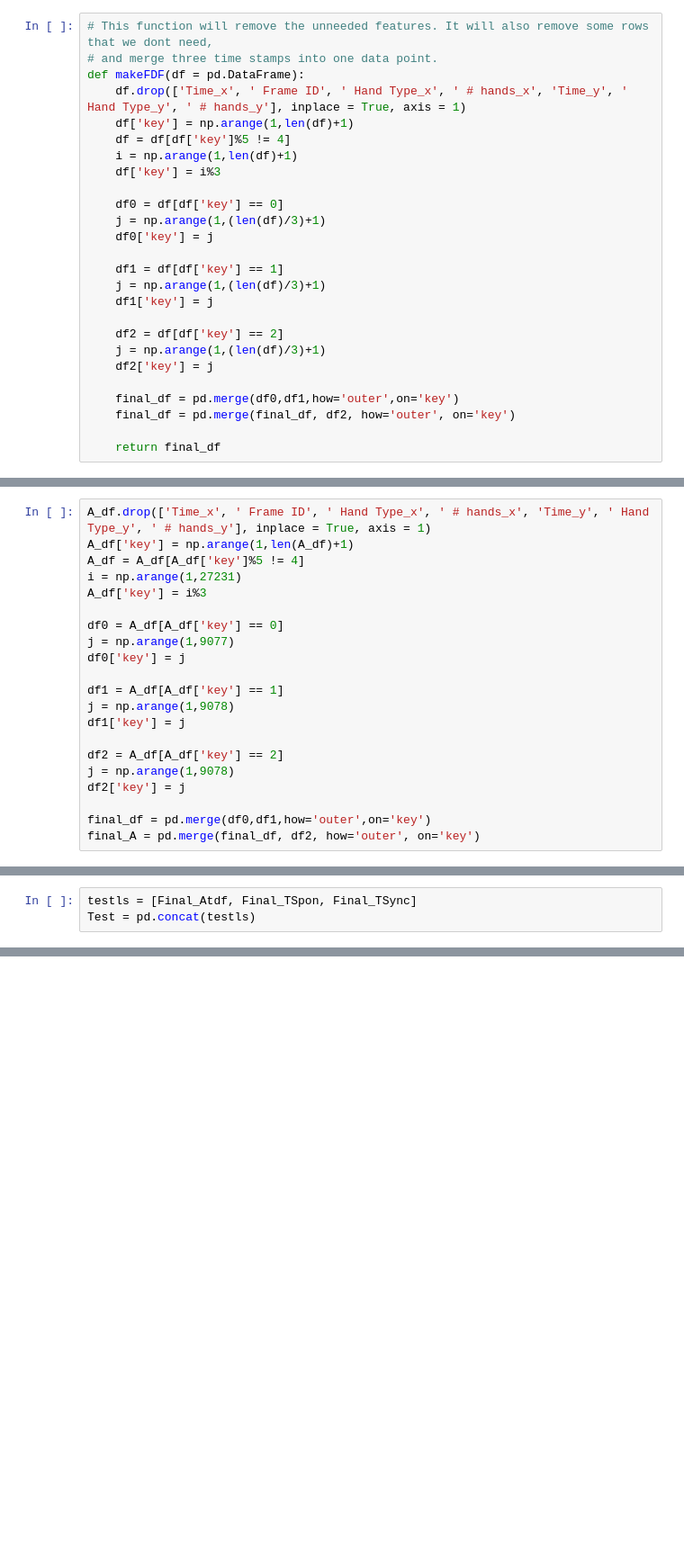
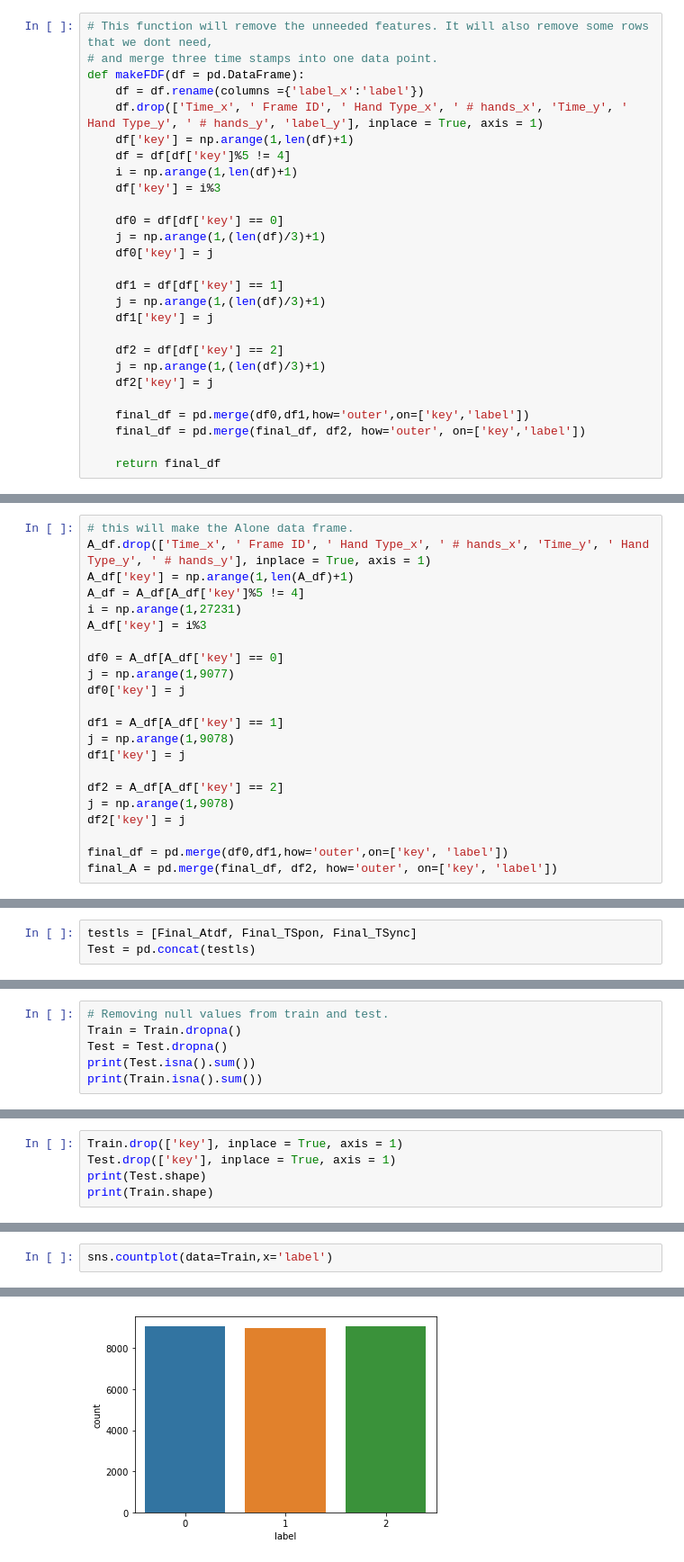
Before and after one commit to Arieh-code/second-semester-final, a Jupyter notebook: Hands movement.ipynb, the cells around one changed output, grey strips where cells are left out. Shown at 90% size. Drawn from its saved outputs; the diff is of its cells as text; blank space fills up the shorter version.

```diff
--- a/Hands movement.ipynb
+++ b/Hands movement.ipynb
@@ -104,7 +100,8 @@ We have made a big data frame for each hand situation. Now we need to make the f
 # This function will remove the unneeded features. It will also remove some rows that we dont need,
 # and merge three time stamps into one data point.
 def makeFDF(df = pd.DataFrame):
-    df.drop(['Time_x', ' Frame ID', ' Hand Type_x', ' # hands_x', 'Time_y', ' Hand Type_y', ' # hands_y'], inplace = True, axis = 1)
+    df = df.rename(columns ={'label_x':'label'})
+    df.drop(['Time_x', ' Frame ID', ' Hand Type_x', ' # hands_x', 'Time_y', ' Hand Type_y', ' # hands_y', 'label_y'], inplace = True, axis = 1)
     df['key'] = np.arange(1,len(df)+1)
     df = df[df['key']%5 != 4]
     i = np.arange(1,len(df)+1)
@@ -122,8 +119,8 @@ def makeFDF(df = pd.DataFrame):
     j = np.arange(1,(len(df)/3)+1)
     df2['key'] = j
 
-    final_df = pd.merge(df0,df1,how='outer',on='key')
-    final_df = pd.merge(final_df, df2, how='outer', on='key')
+    final_df = pd.merge(df0,df1,how='outer',on=['key','label'])
+    final_df = pd.merge(final_df, df2, how='outer', on=['key','label'])
 
     return final_df
 # %%
@@ -141,4 +138,5 @@ print(Final_Spontan.shape)
 # %%
+# this will make the Alone data frame.
 A_df.drop(['Time_x', ' Frame ID', ' Hand Type_x', ' # hands_x', 'Time_y', ' Hand Type_y', ' # hands_y'], inplace = True, axis = 1)
 A_df['key'] = np.arange(1,len(A_df)+1)
 A_df = A_df[A_df['key']%5 != 4]
@@ -157,8 +155,8 @@ df2 = A_df[A_df['key'] == 2]
 j = np.arange(1,9078)
 df2['key'] = j
 
-final_df = pd.merge(df0,df1,how='outer',on='key')
-final_A = pd.merge(final_df, df2, how='outer', on='key')
+final_df = pd.merge(df0,df1,how='outer',on=['key', 'label'])
+final_A = pd.merge(final_df, df2, how='outer', on=['key', 'label'])
 # %%
 Final_ls = [final_A, Final_Spontan, Final_Sync]
 Train = pd.concat(Final_ls)
@@ -234,0 +279,6 @@ Test.shape
+# %%
+# Removing null values from train and test.
+Train = Train.dropna()
+Test = Test.dropna()
+print(Test.isna().sum())
+print(Train.isna().sum())
@@ -234,0 +303,5 @@ Test.shape
+# %%
+Train.drop(['key'], inplace = True, axis = 1)
+Test.drop(['key'], inplace = True, axis = 1)
+print(Test.shape)
+print(Train.shape)
@@ -236,0 +315,3 @@ We now finally have a full data
+# %%
+sns.countplot(data=Train,x='label')
+# %% [output]
@@ -236,0 +319 @@ We now finally have a full data
+[figure, added]
```
Also changed, not shown: parts of 39 cells of this notebook.
